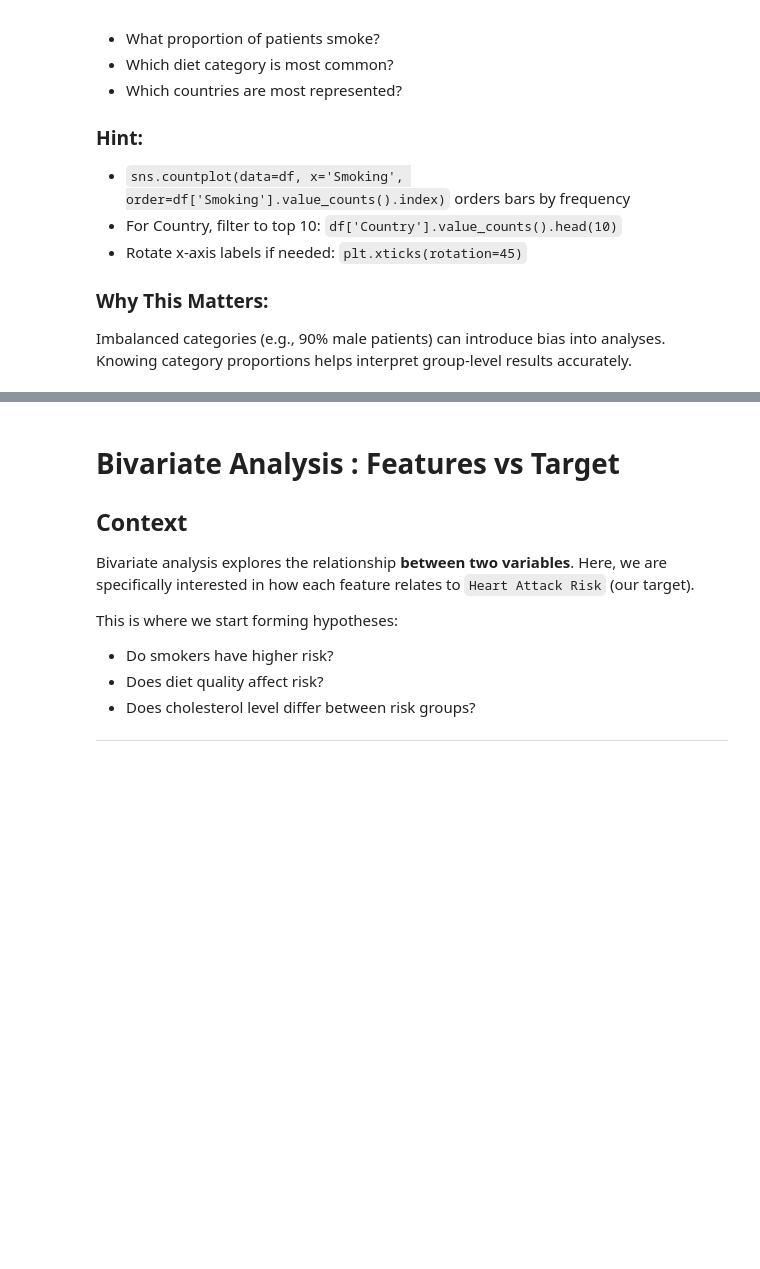
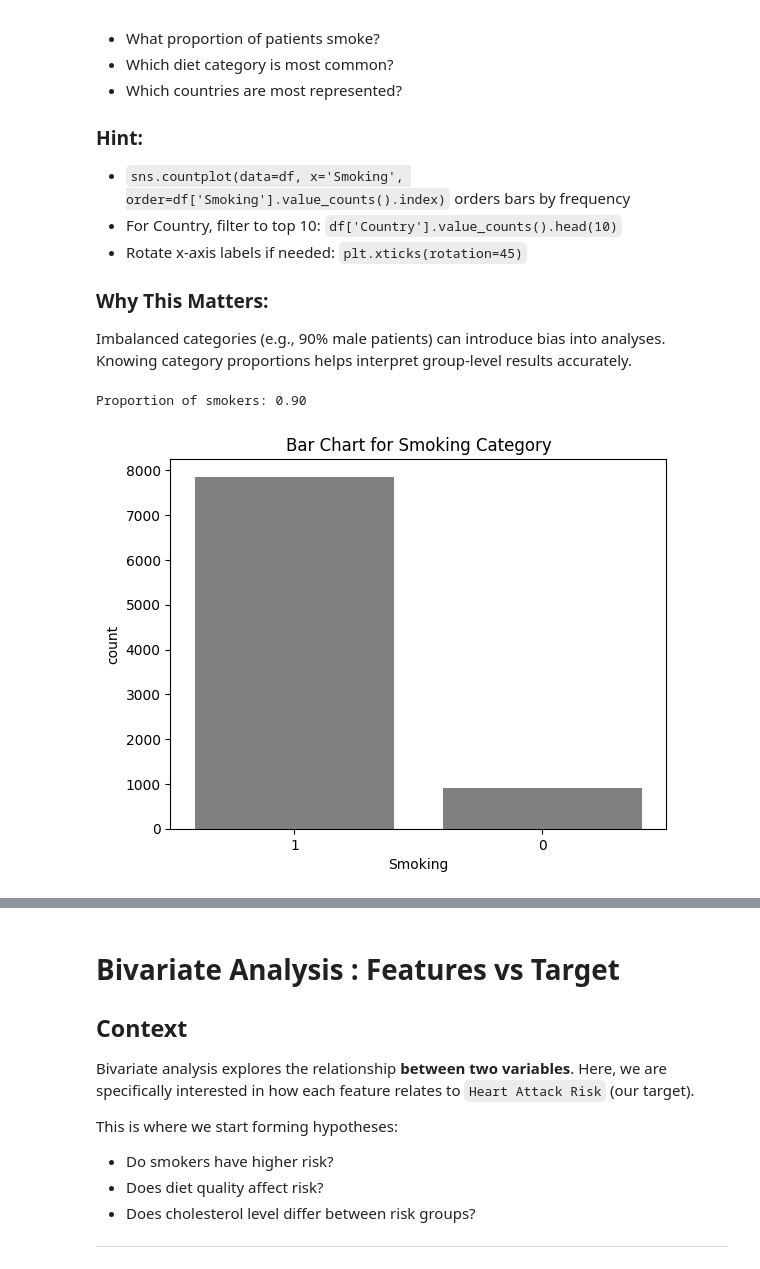
Before and after one commit to CodexAarogya/Fusemachines-Assignments, a Jupyter notebook: Week-1/Data Wrangling/Wk_1_Data_Wrangling_HeartAttack.ipynb, the cells around one changed output, grey strips where cells are left out. Cells and saved outputs as stored; diff of their text form; code cells hidden in the pictures; blank space fills up the shorter version.

```diff
--- a/Week-1/Data Wrangling/Wk_1_Data_Wrangling_HeartAttack.ipynb
+++ b/Week-1/Data Wrangling/Wk_1_Data_Wrangling_HeartAttack.ipynb
@@ -504,0 +499,12 @@ Imbalanced categories (e.g., 90% male patients) can introduce bias into analyses
+# %%
+sns.countplot(data=lifestyle, x=lifestyle['Smoking'], order=lifestyle['Smoking'].value_counts().index, color='grey')
+plt.title("Bar Chart for Smoking Category")
+
+# Proportion of patient who smoke
+smokers = lifestyle['Smoking'].value_counts()[1]
+total_population = lifestyle['Smoking'].value_counts().sum()
+smokers_proportion = smokers / total_population
+print(f"Proportion of smokers: {smokers_proportion:.2f}")
+# %% [output]
+Proportion of smokers: 0.90
+[figure, added]
```
Also changed, not shown: parts of 22 cells of this notebook.
